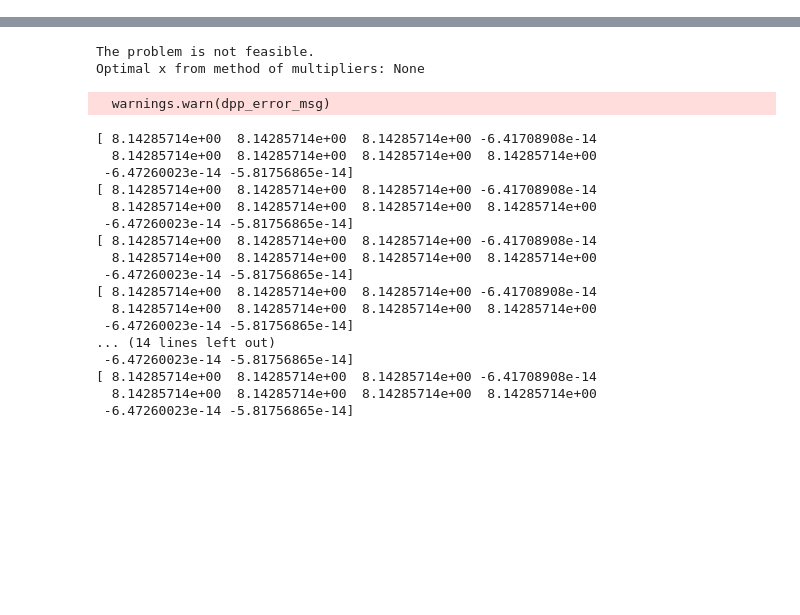
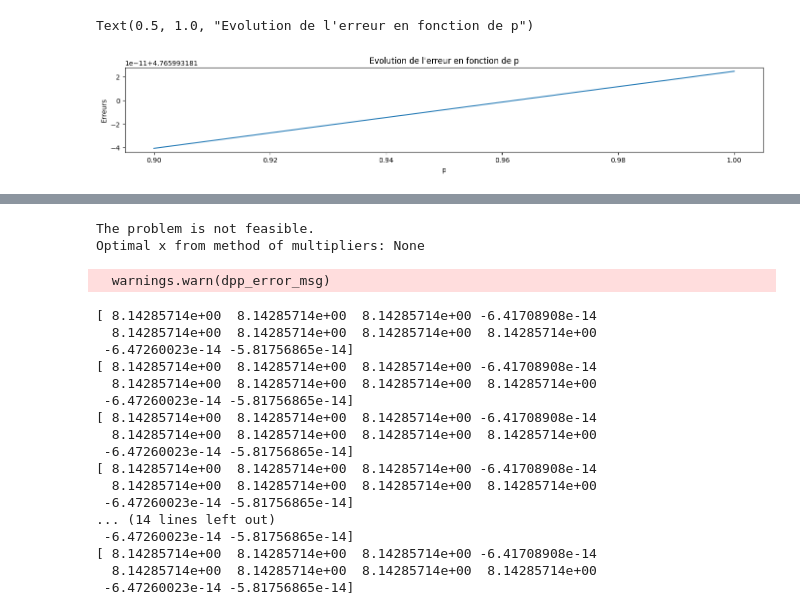
Before and after one commit to pyoph/ProjetHDP, a Jupyter notebook: projetHDP.ipynb, the cells around one changed output, grey strips where cells are left out. Saved outputs shown, nothing was run; the diff lists cells and outputs as text; code cells hidden in the pictures; blank space fills up the shorter version.

```diff
--- a/projetHDP.ipynb
+++ b/projetHDP.ipynb
@@ -95 +87,26 @@ KeyboardInterrupt:
+# %%
+#Optimisation avec le solver CVXPY sur le problème 6.2 p 19 (E(A) au lieu de A)
+
+
+def optimisationCVXref(p,q) :
+  A  = np.zeros((n,n))
+
+  #Recalcul de R
+  R = (p+q)*np.ones((n,n))
+  constraints = [X >> 0]
+
+  constraints += [
+    cp.diag(X) <= np.ones(n)
+  ]
+
+
+
+  constraints += [
+    cp.sum(X) == l
+  ]
+
+
+  prob = cp.Problem(cp.Minimize(cp.trace(R @ X)),constraints)
+  prob.solve()
+  return X.value
 # %%
@@ -125 +183,12 @@ def optimisationCVX(p,q) :
+# %%
+#Représentation graphique
+plt.figure(figsize=(17,5))
+plt.subplot(2, 1, 1)
+plt.plot(liste1, erreurs)
+plt.xlabel('p')
+plt.ylabel("Erreurs")
+plt.title("Evolution de l'erreur en fonction de p")
+# %% [output]
+Text(0.5, 1.0, "Evolution de l'erreur en fonction de p")
+[figure, added]
 # %%
```
Also changed, not shown: parts of 5 cells of this notebook.
